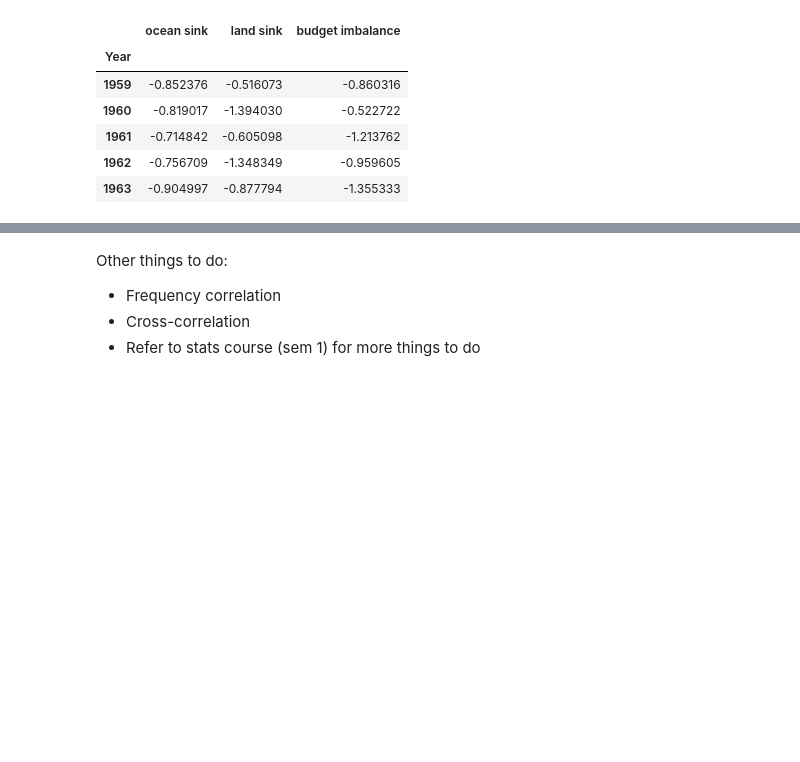
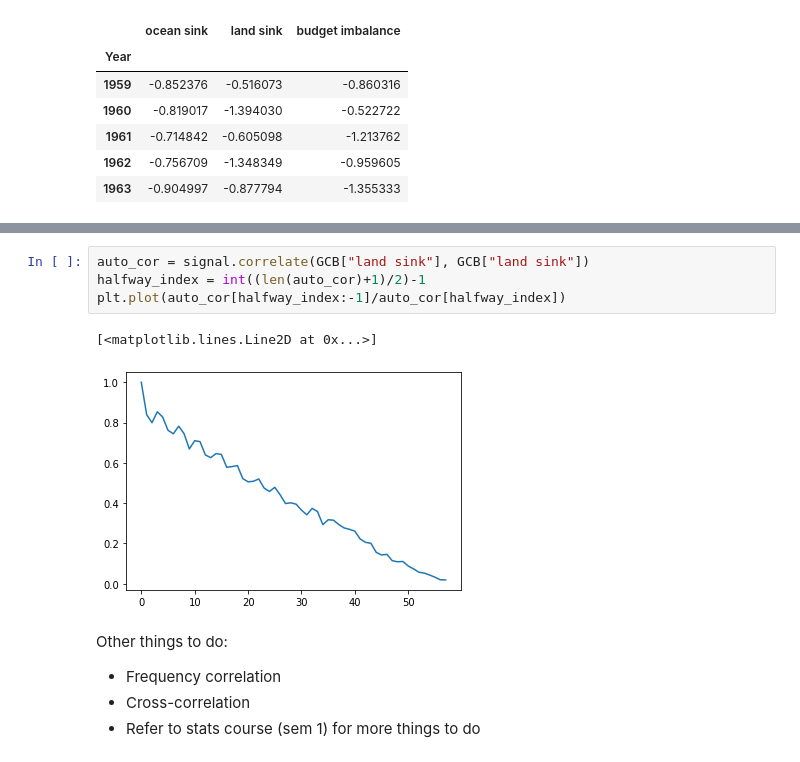
Before and after one commit to rursino/carbon-cycle-feedbacks, a Jupyter notebook: Peylin_flux/Notebooks/model_evaluation.ipynb, the cells around one changed output, grey strips where cells are left out. Drawn from its saved outputs; the diff is of its cells as text; blank space fills up the shorter version.

```diff
--- a/Peylin_flux/Notebooks/model_evaluation.ipynb
+++ b/Peylin_flux/Notebooks/model_evaluation.ipynb
@@ -144,3 +174,10 @@ Adding an axes using the same arguments as a previous axes currently reuses the
+# %%
+auto_cor = signal.correlate(GCB["land sink"], GCB["land sink"])
+halfway_index = int((len(auto_cor)+1)/2)-1
+plt.plot(auto_cor[halfway_index:-1]/auto_cor[halfway_index])
+# %% [output]
+[<matplotlib.lines.Line2D at 0x...>]
+[figure, added]
 # %% [markdown]
 Other things to do:
 - Frequency correlation
```
Also changed, not shown: parts of 5 cells of this notebook.
